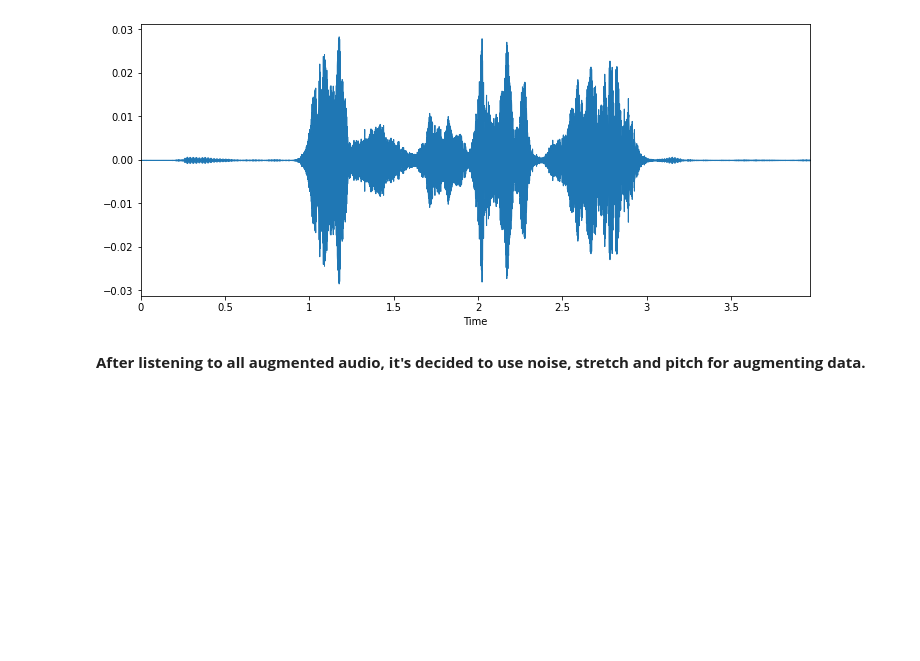
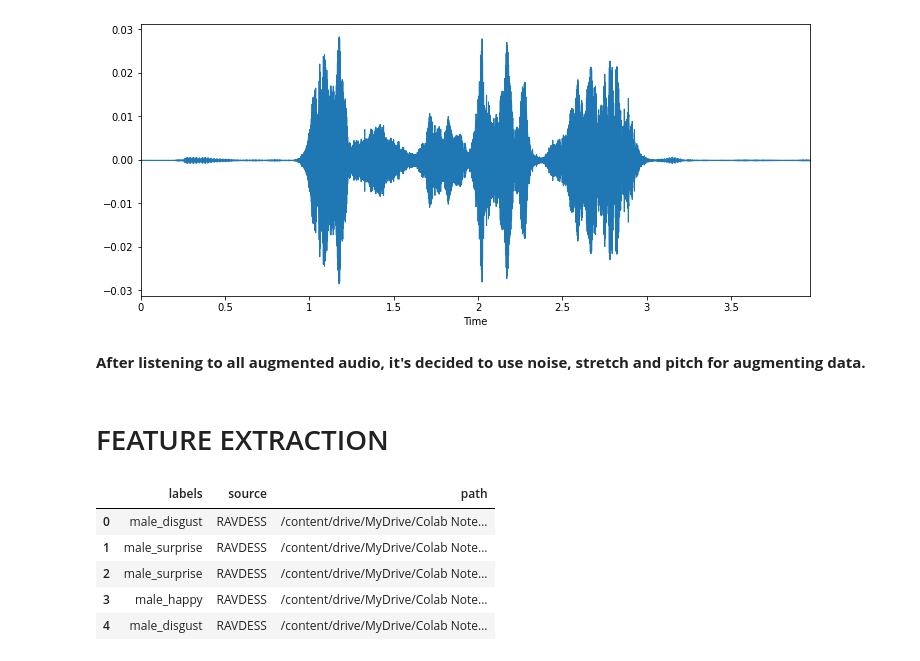
Before and after one commit to Rajesh1505/Speech_Emotion_Recognition_Rajesh_Kumar_Patel-Capstone_Project, a Jupyter notebook: Speech_Emotion_Recognition.ipynb, the cells around one changed output. Cells and saved outputs as stored; diff of their text form; code cells hidden in the pictures; blank space fills up the shorter version.

```diff
--- a/Speech_Emotion_Recognition.ipynb
+++ b/Speech_Emotion_Recognition.ipynb
@@ -378,3 +379,5 @@ Audio(x, rate=sample_rate)
 [figure]
 # %% [markdown]
 **After listening to all augmented audio, it's decided to use noise, stretch and pitch for augmenting data.**
+# %% [markdown]
+# FEATURE EXTRACTION
@@ -380,0 +405,10 @@ Audio(x, rate=sample_rate)
+# %%
+# fdataset first 5 datapoint
+RAV_df.head()
+# %% [output]
+|  | labels | source | path |
+| 0 | male_disgust | RAVDESS | /content/drive/MyDrive/Colab Note... |
+| 1 | male_surprise | RAVDESS | /content/drive/MyDrive/Colab Note... |
+| 2 | male_surprise | RAVDESS | /content/drive/MyDrive/Colab Note... |
+| 3 | male_happy | RAVDESS | /content/drive/MyDrive/Colab Note... |
+| 4 | male_disgust | RAVDESS | /content/drive/MyDrive/Colab Note... |
```
Also changed, not shown: parts of 10 cells of this notebook.
